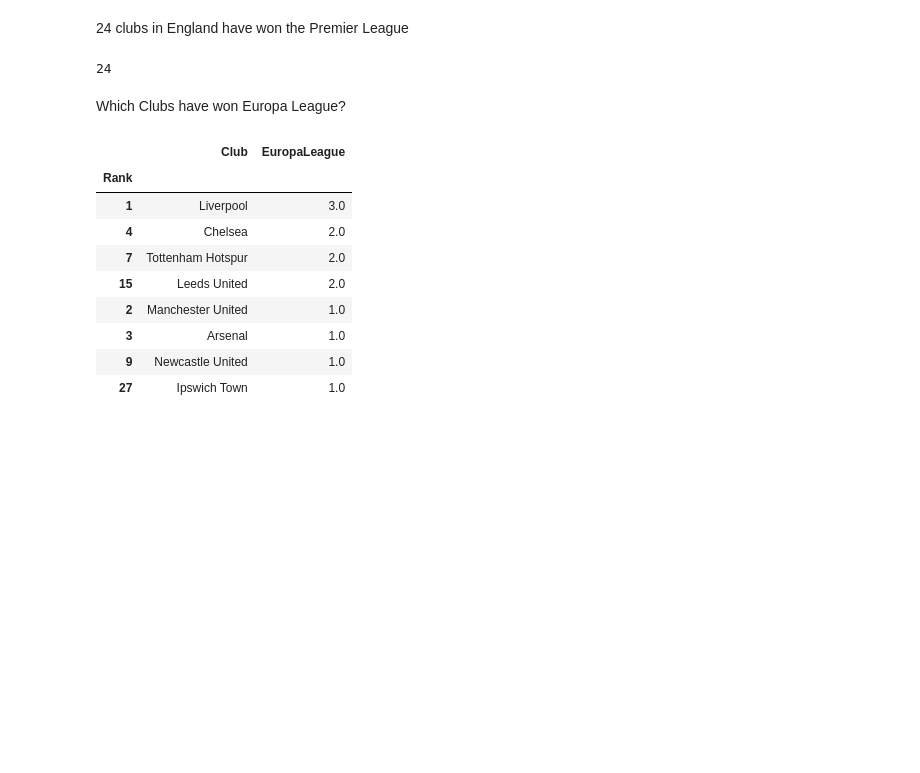
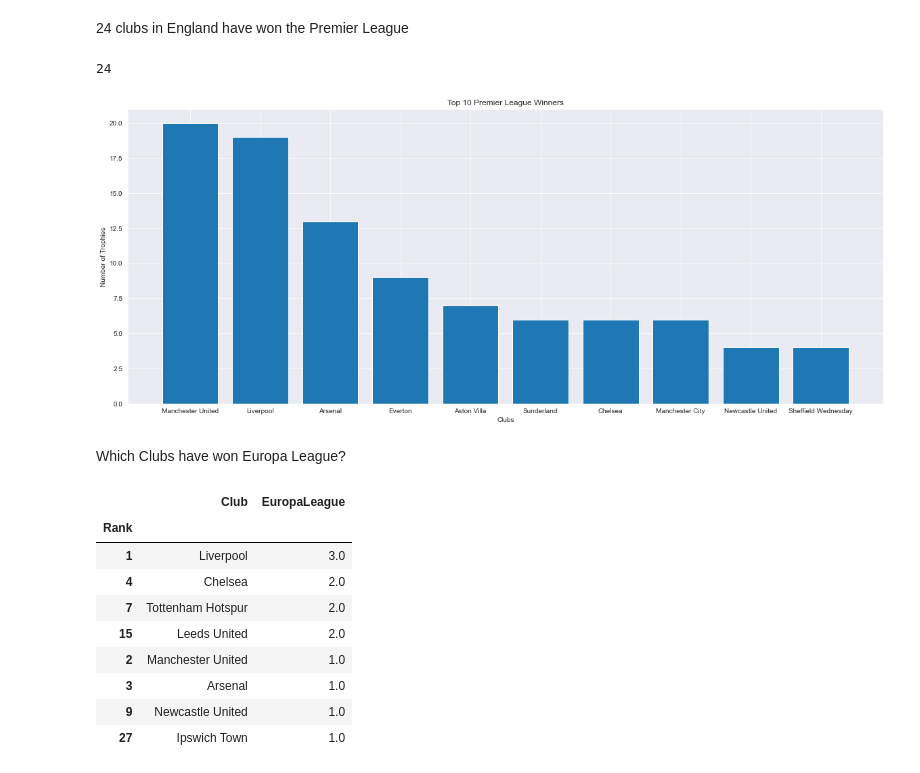
Before and after one commit to EyimofeP/english-football-trophy, a Jupyter notebook: English Football Trophy Analysis.ipynb, the cells around one changed output. Drawn from its saved outputs; the diff is of its cells as text; code cells hidden in the pictures; blank space fills up the shorter version.

```diff
--- a/English Football Trophy Analysis.ipynb
+++ b/English Football Trophy Analysis.ipynb
@@ -82,7 +100,8 @@ len(pl[pl["UEFAChampions\'League"] >= 1])
 # %% [markdown]
 Which Clubs have the Premier League?
 # %%
-pl[pl["League"] >= 1][["Club", "League"]].sort_values("League", ascending =False)
+league_df = pl[pl["League"] >= 1][["Club", "League"]].sort_values("League", ascending =False)
+league_df
 # %% [output]
 |  | Club | League |
 | Rank |  |  |
@@ -108,6 +127,21 @@ pl[pl["League"] >= 1][["Club", "League"]].sort_values("League", ascending =False
 len(pl[pl["League"] >= 1])
 # %% [output]
 24
+# %%
+# Take Top 10 Winners
+league_df = league_df.head(10)
+
+# Increase Size of Graph
+plt.figure(figsize=[20,8])
+
+# Plot League against Club
+plt.bar(x="Club", height="League", data=league_df)
+
+plt.title("Top 10 Premier League Winners")
+plt.xlabel("Clubs")
+plt.ylabel("Number of Trophies");
+# %% [output]
+[figure, added]
 # %% [markdown]
 Which Clubs have won Europa League?
 # %%
```
Also changed, not shown: parts of 13 cells of this notebook.
